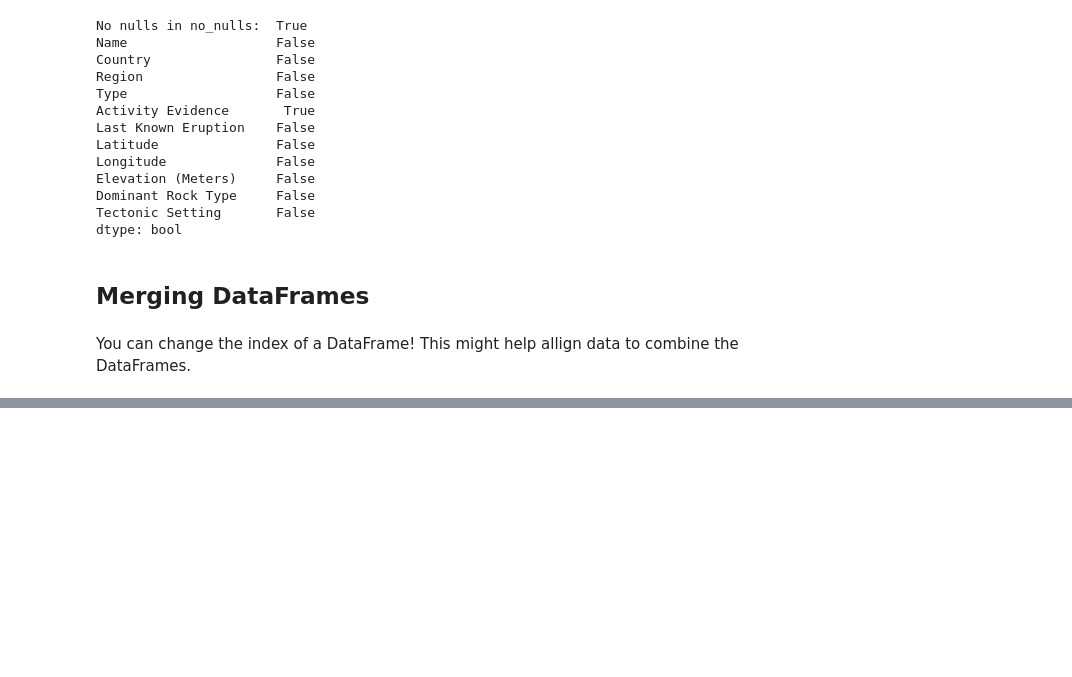
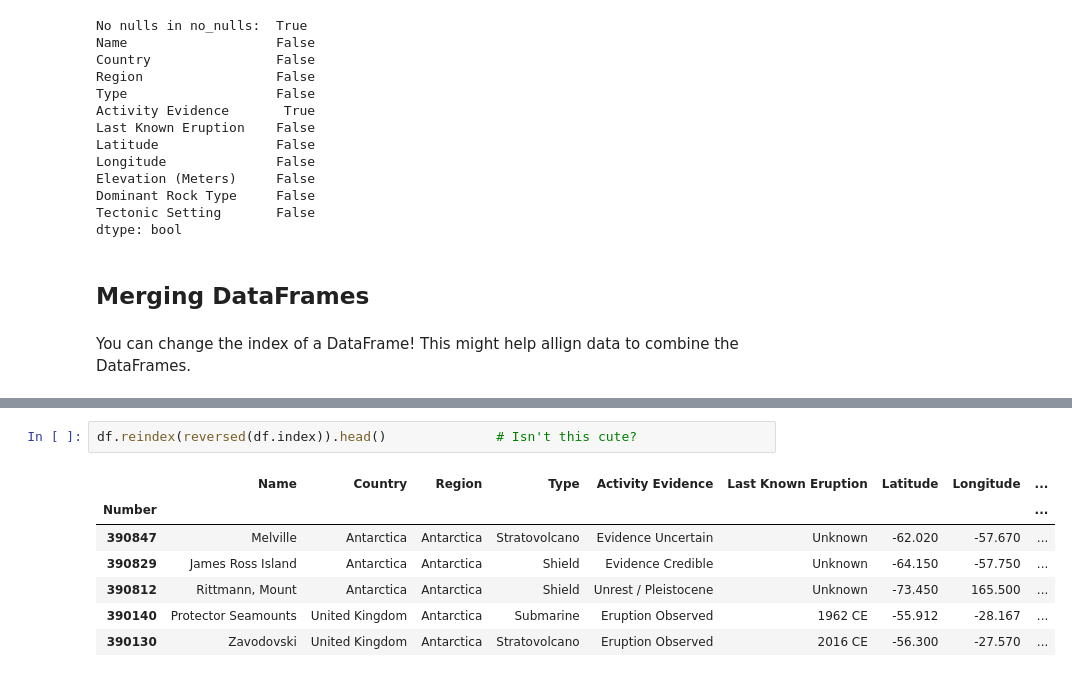
Before and after one commit to aschet01/cookbook, a Jupyter notebook: pandas.ipynb, the cells around one changed output, grey strips where cells are left out. Cells and saved outputs as stored; diff of their text form; blank space fills up the shorter version.

```diff
--- a/pandas.ipynb
+++ b/pandas.ipynb
@@ -947,0 +926,10 @@ df
+# %%
+df.reindex(reversed(df.index)).head()              # Isn't this cute?
+# %% [output]
+|  | Name | Country | Region | Type | Activity Evidence | Last Known Eruption | Latitude | Longitude | ... |
+| Number |  |  |  |  |  |  |  |  | ... |
+| 390847 | Melville | Antarctica | Antarctica | Stratovolcano | Evidence Uncertain | Unknown | -62.020 | -57.670 | ... |
+| 390829 | James Ross Island | Antarctica | Antarctica | Shield | Evidence Credible | Unknown | -64.150 | -57.750 | ... |
+| 390812 | Rittmann, Mount | Antarctica | Antarctica | Shield | Unrest / Pleistocene | Unknown | -73.450 | 165.500 | ... |
+| 390140 | Protector Seamounts | United Kingdom | Antarctica | Submarine | Eruption Observed | 1962 CE | -55.912 | -28.167 | ... |
+| 390130 | Zavodovski | United Kingdom | Antarctica | Stratovolcano | Eruption Observed | 2016 CE | -56.300 | -27.570 | ... |
```
Also changed, not shown: parts of 7 cells of this notebook.
